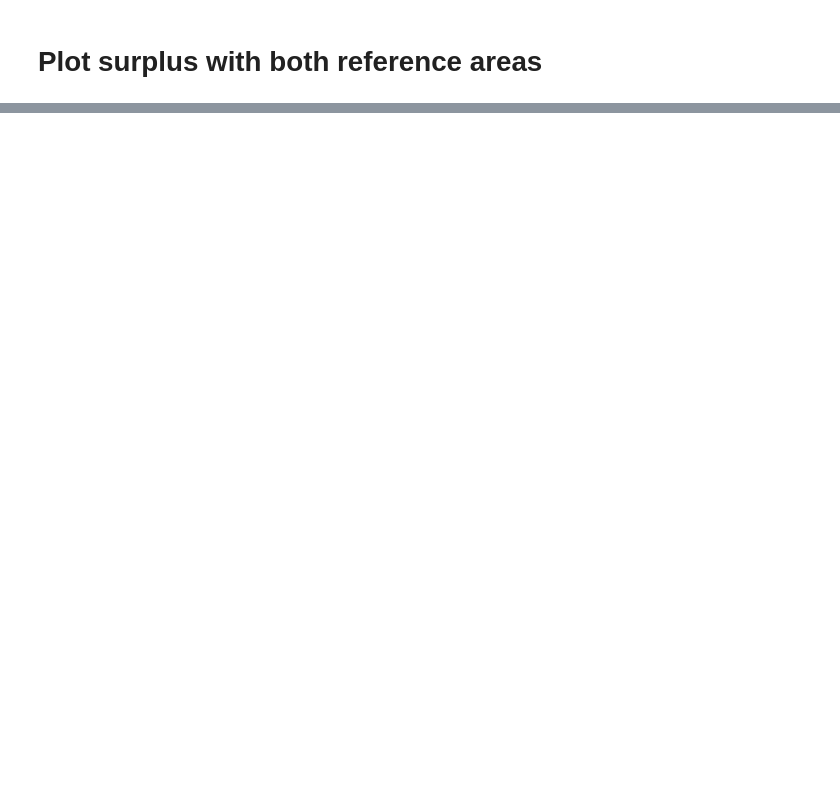
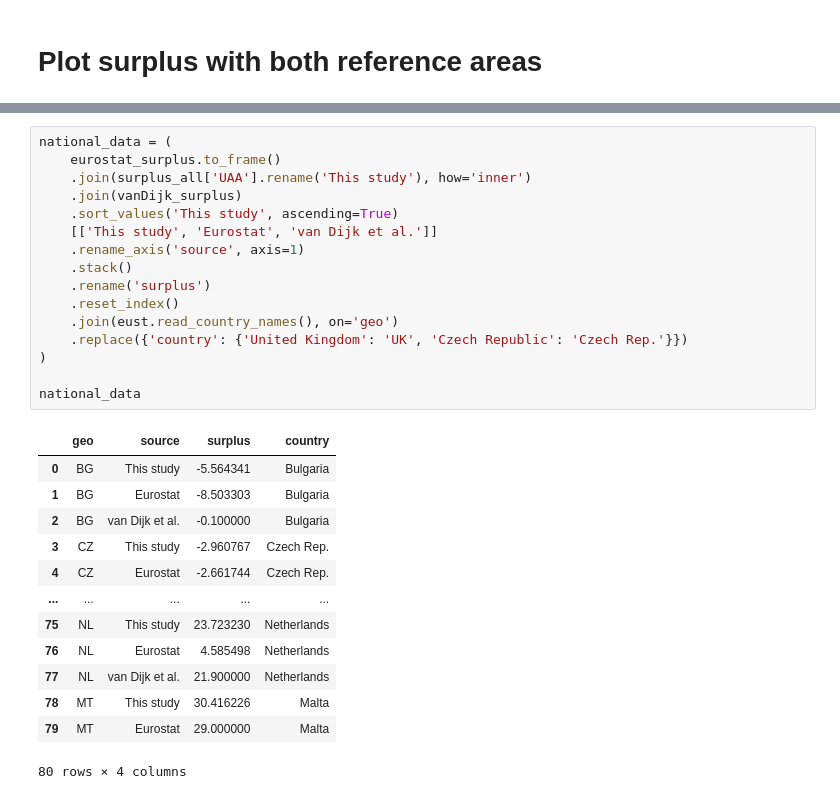
Before and after one commit to rasmuse/subnational-p-budgets, a Jupyter notebook: P budget.ipynb, the cells around one changed output, grey strips where cells are left out. Drawn from its saved outputs; the diff is of its cells as text; blank space fills up the shorter version.

```diff
--- a/P budget.ipynb
+++ b/P budget.ipynb
@@ -619,0 +507,30 @@ eub[['BAL_UAA']].join(national_surplus[0].rename('new')).join(old_s.rename('old'
+# %%
+national_data = (
+    eurostat_surplus.to_frame()
+    .join(surplus_all['UAA'].rename('This study'), how='inner')
+    .join(vanDijk_surplus)
+    .sort_values('This study', ascending=True)
+    [['This study', 'Eurostat', 'van Dijk et al.']]
+    .rename_axis('source', axis=1)
+    .stack()
+    .rename('surplus')
+    .reset_index()
+    .join(eust.read_country_names(), on='geo')
+    .replace({'country': {'United Kingdom': 'UK', 'Czech Republic': 'Czech Rep.'}})
+)
+
+national_data
+# %% [output]
+|  | geo | source | surplus | country |
+| 0 | BG | This study | -5.564341 | Bulgaria |
+| 1 | BG | Eurostat | -8.503303 | Bulgaria |
+| 2 | BG | van Dijk et al. | -0.100000 | Bulgaria |
+| 3 | CZ | This study | -2.960767 | Czech Rep. |
+| 4 | CZ | Eurostat | -2.661744 | Czech Rep. |
+| ... | ... | ... | ... | ... |
+| 75 | NL | This study | 23.723230 | Netherlands |
+| 76 | NL | Eurostat | 4.585498 | Netherlands |
+| 77 | NL | van Dijk et al. | 21.900000 | Netherlands |
+| 78 | MT | This study | 30.416226 | Malta |
+| 79 | MT | Eurostat | 29.000000 | Malta |
+80 rows × 4 columns
```
Also changed, not shown: parts of 25 cells of this notebook.
